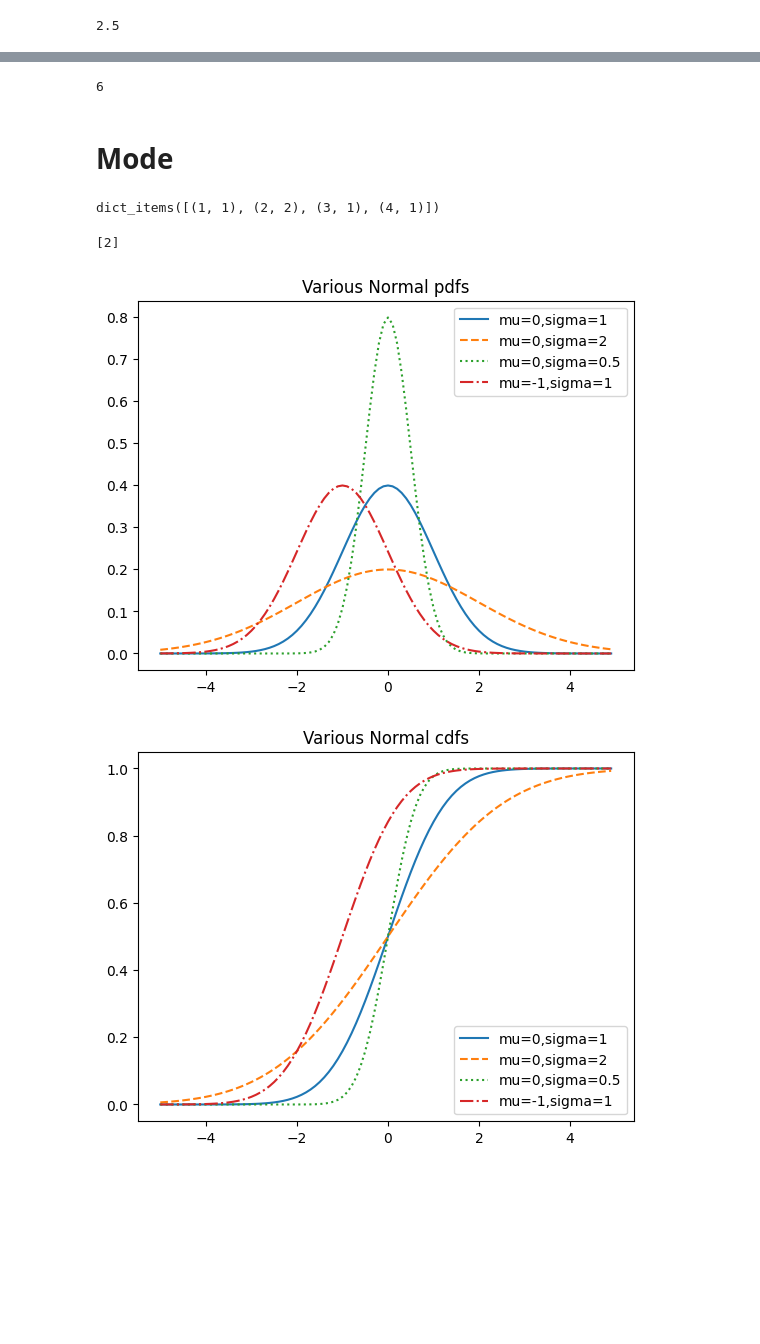
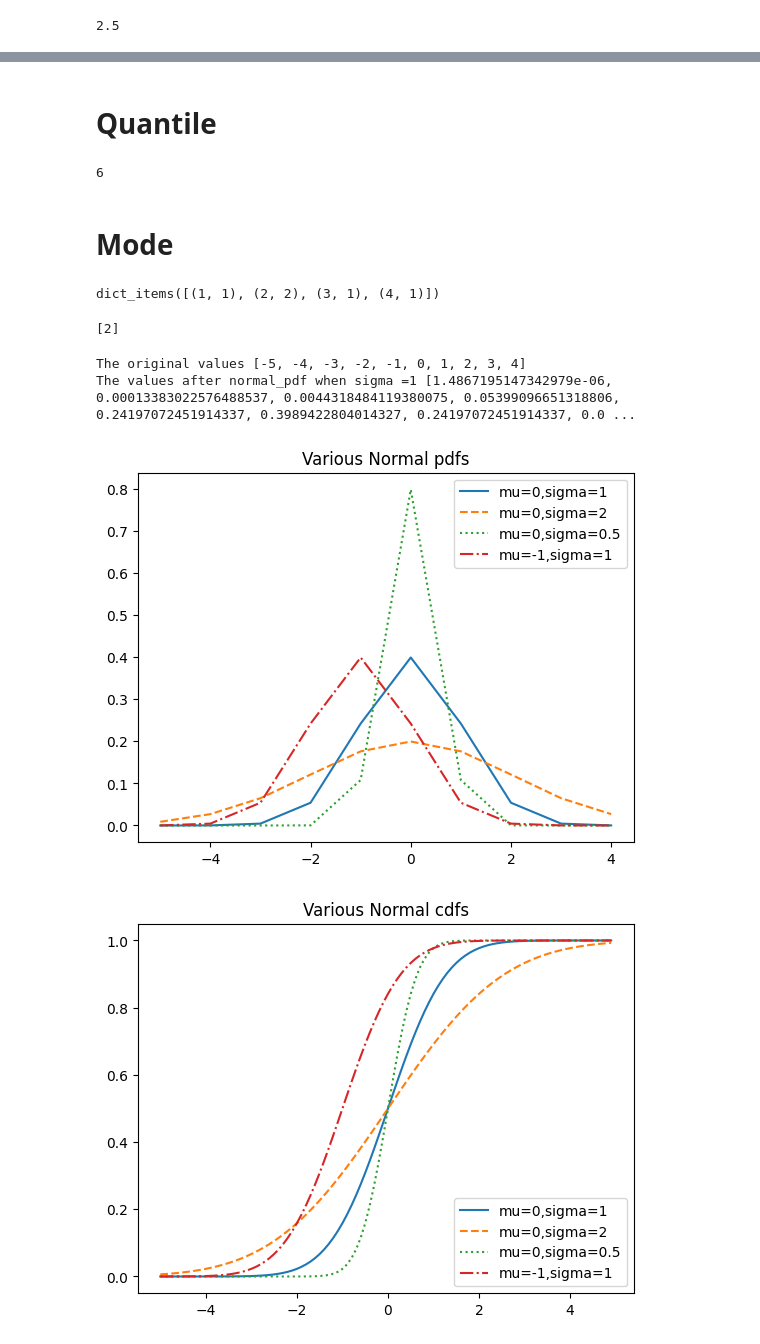
Before and after one commit to kunalmeon/Machine-Learning, a Jupyter notebook: MachineLearningJourney.ipynb, the cells around one changed output, grey strips where cells are left out. Cells and saved outputs as stored; diff of their text form; code cells hidden in the pictures; blank space fills up the shorter version.

```diff
--- a/MachineLearningJourney.ipynb
+++ b/MachineLearningJourney.ipynb
@@ -778,3 +776,5 @@ Based on this, what’s the probability they shop at the same store? (Posterior)
+# %% [markdown]
+# Quantile
 # %%
 number=list(range(1,11))
 def quantile(x,p):
@@ -785,8 +785,8 @@ def quantile(x,p):
 quantile(number, 50)
 # %% [output]
 6
-# %% [markdown]
-# Mode
+# %% [markdown]
+# Mode
 # %%
 from collections import Counter
 mode_num=[1,2,2,3,4]
@@ -804,19 +804,23 @@ dict_items([(1, 1), (2, 2), (3, 1), (4, 1)])
 # %%
 import matplotlib.pyplot as plt
 import math
 def normal_pdf(x, mu=0, sigma=1):
  sqrt_two_pi = math.sqrt(2 * math.pi)
  return (math.exp(-(x-mu) ** 2 / 2 / sigma ** 2) / (sqrt_two_pi * sigma))
-xs = [x / 10.0 for x in range(-50, 50)]
+xs = [x  for x in range(-5, 5)]
+print("The original values", xs)
+print("The values after normal_pdf when sigma =1", [normal_pdf(x,sigma=1) for x in xs])
 plt.plot(xs,[normal_pdf(x,sigma=1) for x in xs],'-',label='mu=0,sigma=1')
 plt.plot(xs,[normal_pdf(x,sigma=2) for x in xs],'--',label='mu=0,sigma=2')
 plt.plot(xs,[normal_pdf(x,sigma=0.5) for x in xs],':',label='mu=0,sigma=0.5')
 plt.plot(xs,[normal_pdf(x,mu=-1) for x in xs],'-.',label='mu=-1,sigma=1')
 plt.legend()
 plt.title("Various Normal pdfs")
 plt.show()
 # %% [output]
+The original values [-5, -4, -3, -2, -1, 0, 1, 2, 3, 4]
+The values after normal_pdf when sigma =1 [1.4867195147342979e-06, 0.00013383022576488537, 0.0044318484119380075, 0.05399096651318806, 0.24197072451914337, 0.3989422804014327, 0.24197072451914337, 0.0 ...
-[figure, old version]
+[figure, new version]
 # %%
 def normal_cdf(x, mu=0,sigma=1):
     return (1 + math.erf((x - mu) / math.sqrt(2) / sigma)) / 2
```
Also changed, not shown: parts of 20 cells of this notebook.
